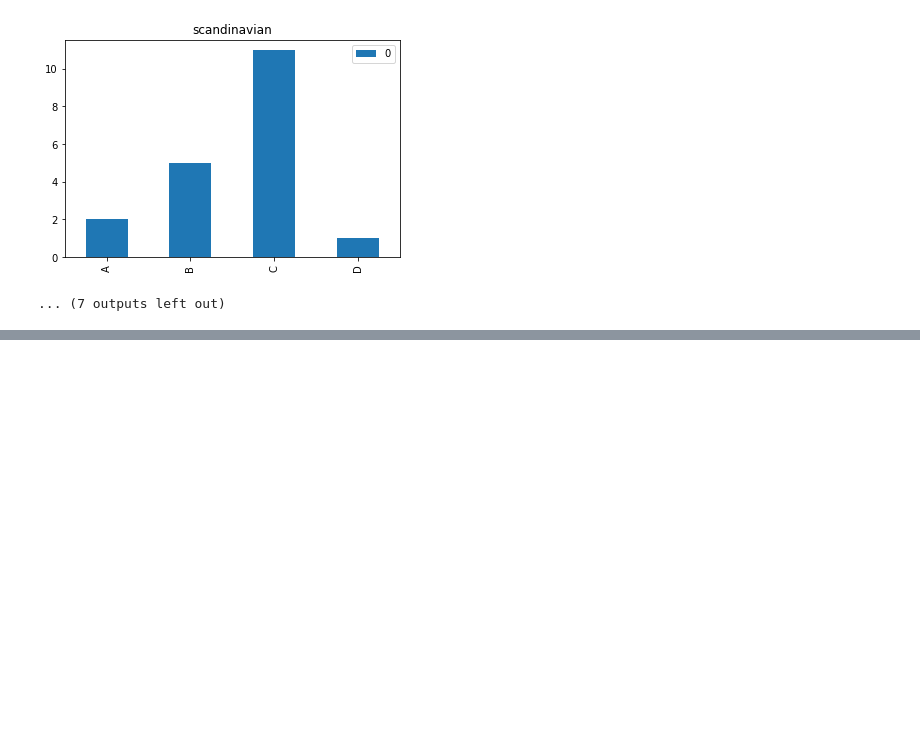
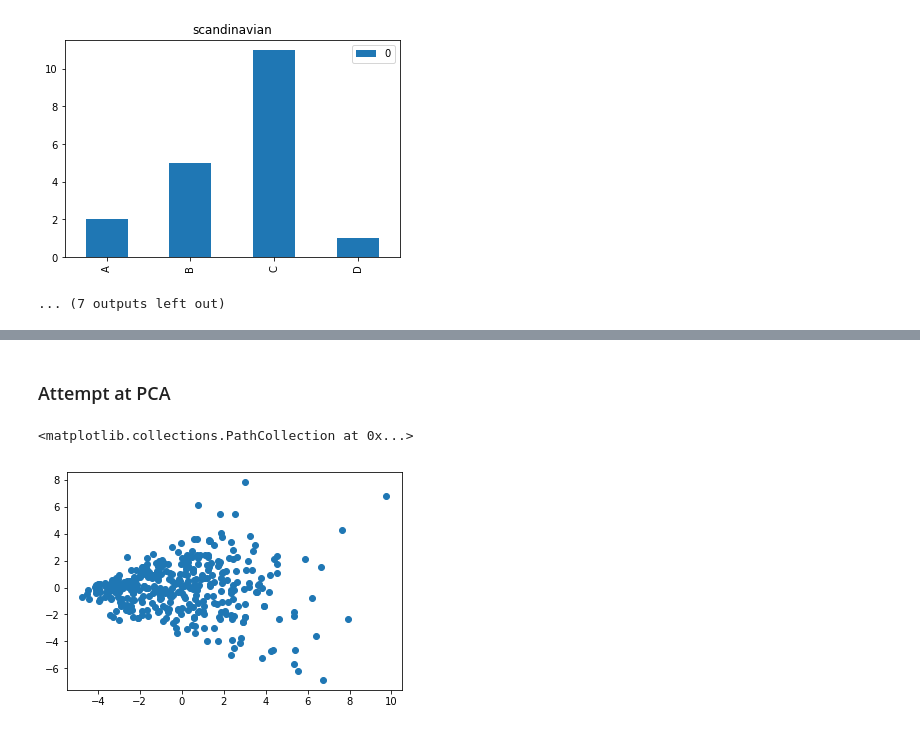
Before and after one commit to ada-food-recipes/food-recipes, a Jupyter notebook: Nutriscore Calculations.ipynb, the cells around one changed output, grey strips where cells are left out. Saved outputs shown, nothing was run; the diff lists cells and outputs as text; code cells hidden in the pictures; blank space fills up the shorter version.

```diff
--- a/Nutriscore Calculations.ipynb
+++ b/Nutriscore Calculations.ipynb
@@ -54,15 +54,18 @@ def ingr2dic(ingredients):
                 p = re.match('(\d)\/(\d)',parsed[1])
                 dic['quantity']     = float(p[1])/int(p[2])
             else:
-                dic['quantity'] = parsed[1]
+                dic['quantity'] = float(parsed[1])
 
             #conversion from ounces
             parsed = re.match('\((\d+(\.\d+?)?)\s+(ounce)\)', name)
             if parsed != None:
                 name = name[len(parsed[0]):]
+                #print(dic['quantity'])
                 dic['name']=name
-                dic['quantity'] = int(28.3*float(parsed[1]))*dic['quantity']
+                #print(int(28.3*float(parsed[1])*dic['quantity']))
+                dic['quantity'] = int(28.3*float(parsed[1])*dic['quantity'])
                 dic['unit']     = 'g'
+
 
             ingredientDic[str(itera)]=dic
     return ingredientDic
@@ -126,7 +129,7 @@ for index, row in Full.iterrows():
         #print(ingr2dic(a[row['Reference']]['Ingredients']))
         #print('\n Grams of vegetables detected: ' + str(getVegGrams(a,row['Reference'])) + ' g .')
         #Full['VeggieWeight'] = getVegGrams(a,row['Reference'])
-        VeggieWeight = getVegGrams(a,row['Reference'])
+        VeggieWeight = float(getVegGrams(a,row['Reference']))
         listVeg.append(VeggieWeight)
 
         #quantities are normalized to a 100g basis (we consider meals weight around 400grams)
@@ -142,6 +145,7 @@ for index, row in Full.iterrows():
             fruitPoints = 2
         if VeggieWeight > 240:
             fruitPoints = 5
+
         PosPoints = fruitPoints + int(servingRatio*row.Protein/(1.6)) + int(servingRatio*row['Dietary Fiber']/(0.9))
         score = NegPoints - PosPoints
         listNutri.append(score)
@@ -206,0 +244,12 @@ for region in regions:
+# %%
+from sklearn.preprocessing import StandardScaler
+
+data = Full.drop(columns=['Popularity','Rating','Title','Reference','Vitamin A','NutriLetter'])
+y= data.dropna()['Region']
+X=StandardScaler().fit_transform(data.drop(columns=['Region']).dropna())
+
+from sklearn import preprocessing
+
+le = preprocessing.LabelEncoder()
+le.fit(y)
+y = le.transform(y)
@@ -206,0 +272,16 @@ for region in regions:
+# %% [markdown]
+### Attempt at PCA ###
+# %%
+from sklearn.decomposition import PCA
+
+pca = PCA(n_components=2)
+
+principalComponents = pca.fit_transform(X)
+
+principalDf = pd.DataFrame(data = principalComponents
+             , columns = ['principal component 1', 'principal component 2'])
+
+plt.scatter(principalDf['principal component 1'],principalDf['principal component 2'])
+# %% [output]
+<matplotlib.collections.PathCollection at 0x...>
+[figure, added]
```
Also changed, not shown: parts of 16 cells of this notebook, 1 other file.
